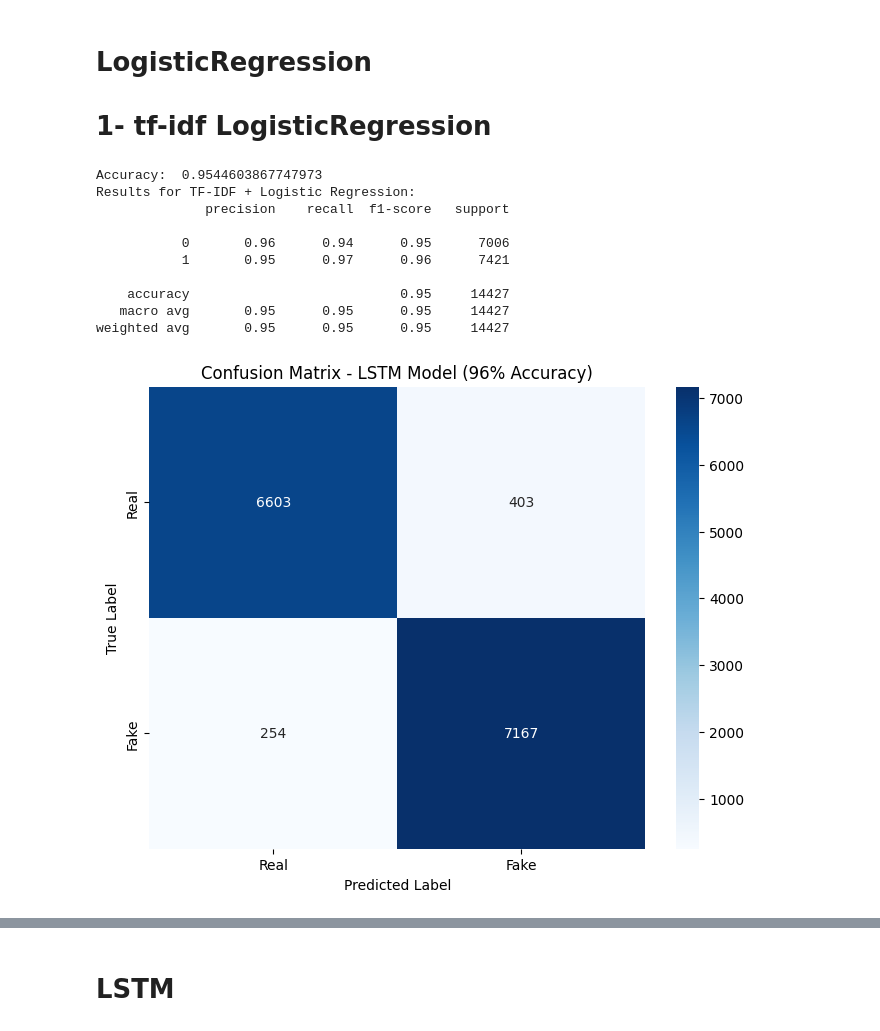
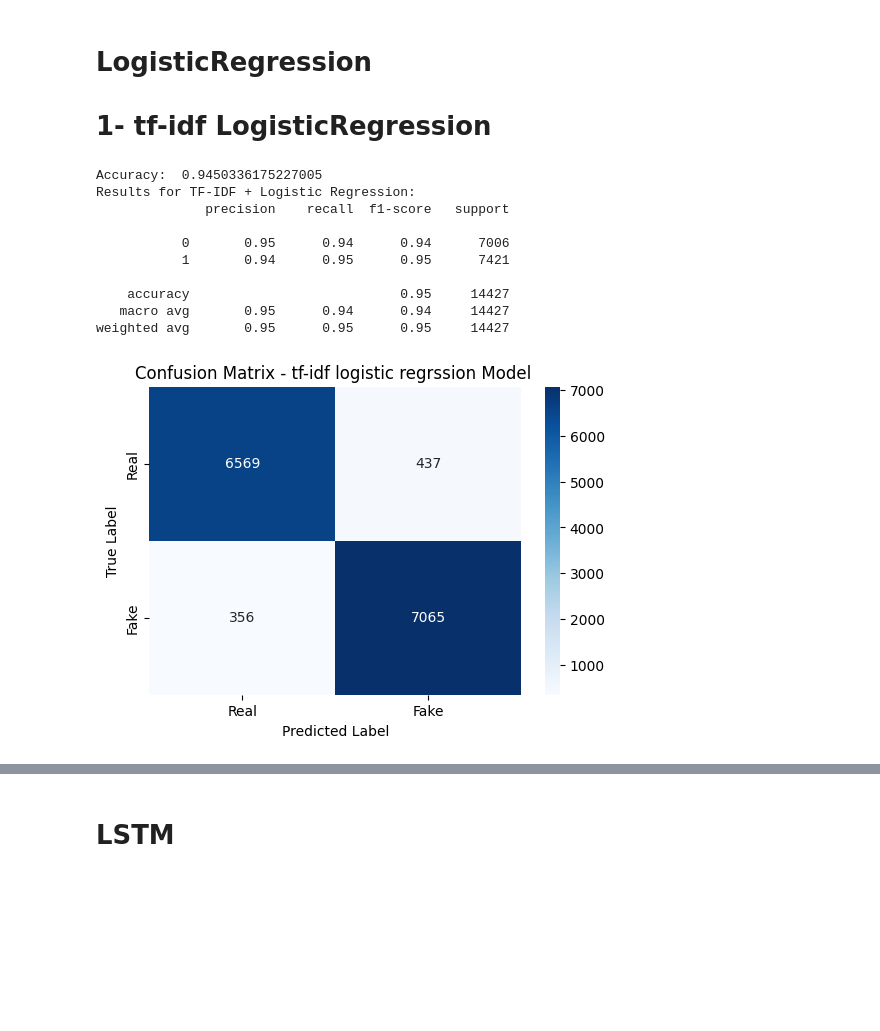
Before and after one commit to MohamedWage/Fake-News-Detection, a Jupyter notebook: project.ipynb, the cells around one changed output, grey strips where cells are left out. Saved outputs shown, nothing was run; the diff lists cells and outputs as text; code cells hidden in the pictures; blank space fills up the shorter version.

```diff
--- a/project.ipynb
+++ b/project.ipynb
@@ -153,31 +153,31 @@ X_test_w2v_vectors = np.array([get_document_vector(text, w2v_model, 100) for tex
 # %%
 lr_tf_idf = LogisticRegression()
 lr_tf_idf.fit(X_train_tf_idf, y_train)
 y_pred_tf_idf = lr_tf_idf.predict(X_test_tf_idf)
 acc = accuracy_score(y_test, y_pred_tf_idf)
 print("Accuracy: ", acc)
 
 print("Results for TF-IDF + Logistic Regression:")
 print(classification_report(y_test, y_pred_tf_idf))
 cm =confusion_matrix(y_test, y_pred_tf_idf)
-plt.figure(figsize=(8, 6))
+plt.figure(figsize=(6, 4))
 sns.heatmap(cm, annot=True, fmt='d', cmap='Blues',
             xticklabels=['Real', 'Fake'],
             yticklabels=['Real', 'Fake'])
 
 plt.xlabel('Predicted Label')
 plt.ylabel('True Label')
-plt.title('Confusion Matrix - LSTM Model (96% Accuracy)')
+plt.title('Confusion Matrix - tf-idf logistic regrssion Model ')
 plt.show()
 # %% [output]
-Accuracy:  0.9544603867747973
+Accuracy:  0.9450336175227005
 Results for TF-IDF + Logistic Regression:
               precision    recall  f1-score   support
 
-           0       0.96      0.94      0.95      7006
-           1       0.95      0.97      0.96      7421
+           0       0.95      0.94      0.94      7006
+           1       0.94      0.95      0.95      7421
 
     accuracy                           0.95     14427
-   macro avg       0.95      0.95      0.95     14427
+   macro avg       0.95      0.94      0.94     14427
 weighted avg       0.95      0.95      0.95     14427
-[figure, old version]
+[figure, new version]
```
Also changed, not shown: parts of 12 cells of this notebook, 1 other file.
